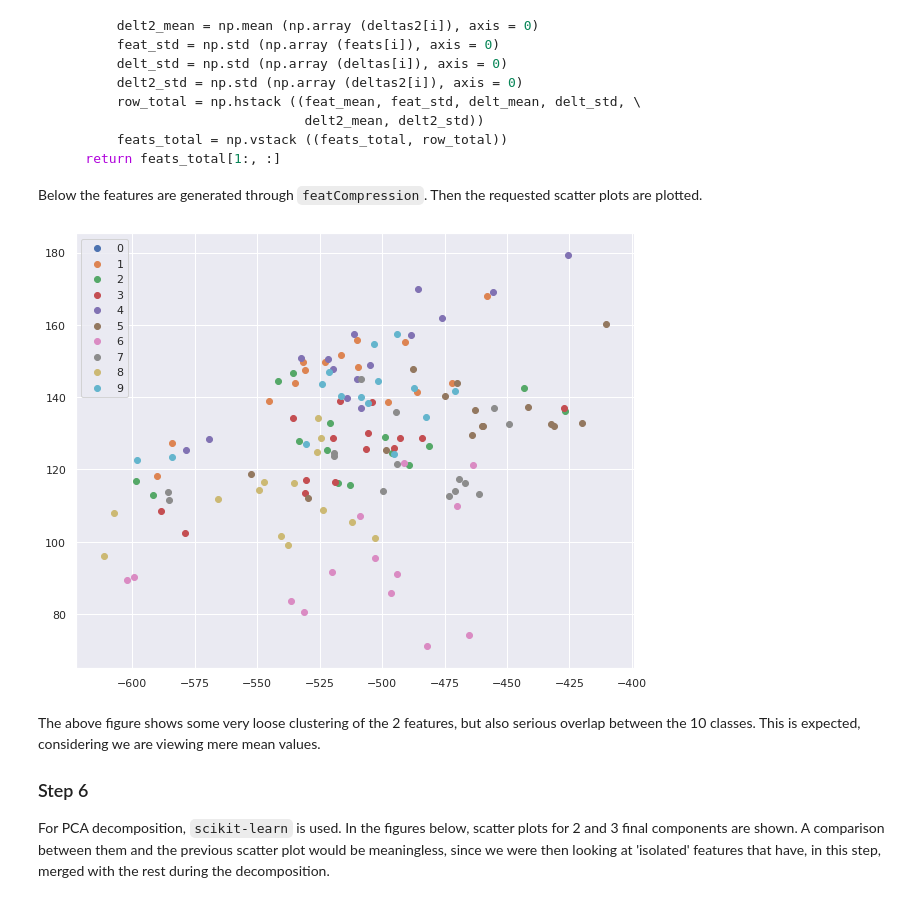
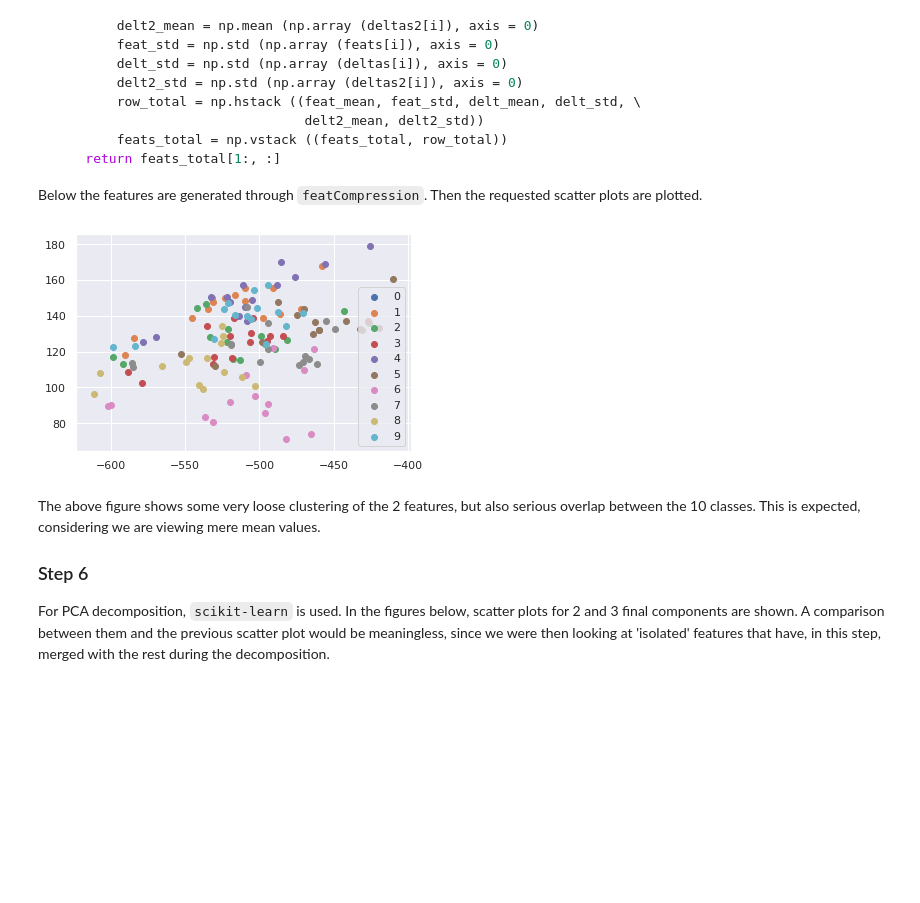
Before and after one commit to kotskon/patrec19, a Jupyter notebook: labTwo/lab2Report.ipynb, the cells around one changed output. Saved outputs shown, nothing was run; the diff lists cells and outputs as text; code cells hidden in the pictures; blank space fills up the shorter version.

````diff
--- a/labTwo/lab2Report.ipynb
+++ b/labTwo/lab2Report.ipynb
@@ -360,13 +365,13 @@ def featCompression (feats, deltas, deltas2):
 Below the features are generated through ```featCompression```. Then the requested scatter plots are plotted.
 # %%
 compFeats = tool.featCompression (feats, deltas, deltas2)
-fig = plt.figure (figsize = (10, 8))
+fig = plt.figure (figsize = (6, 4))
 for i in range (10):
     plt.scatter (compFeats[digits == i][:, 0], compFeats[digits == i][:, 1], label = str (i))
 plt.legend (loc = 'best')
 plt.show ()
 # %% [output]
-[figure, old version]
+[figure, new version]
 # %% [markdown]
 The above figure shows some very loose clustering of the 2 features, but also serious overlap between the 10 classes. This is expected, considering we are viewing mere mean values.
 
````
Also changed, not shown: parts of 16 cells of this notebook, 4 other files.
